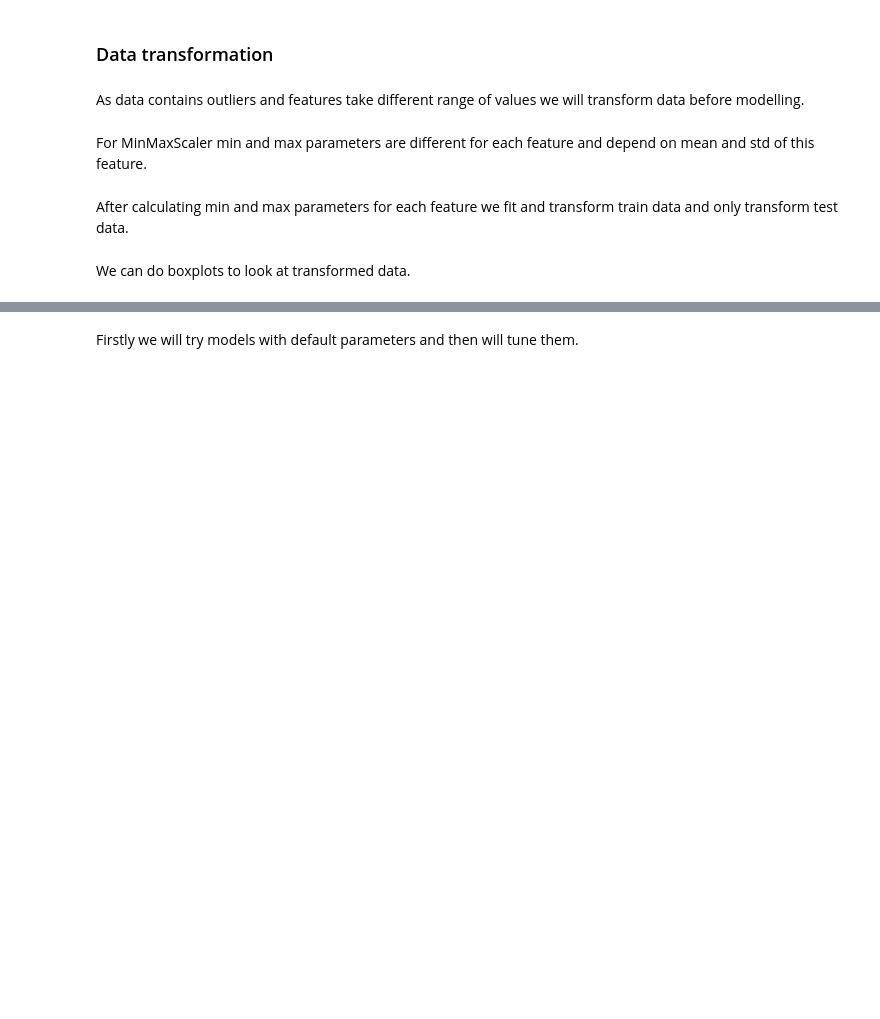
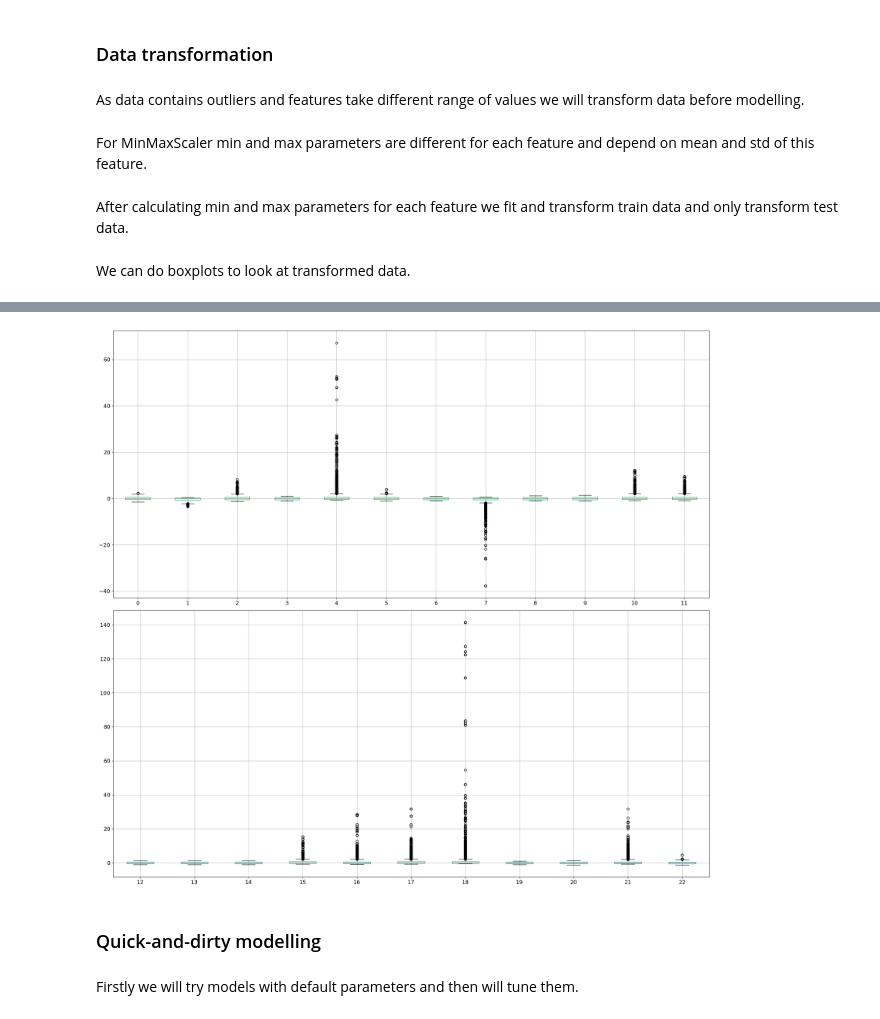
Before and after one commit to dabokva/ProjectML, a Jupyter notebook: finalDocumentation.ipynb, the cells around one changed output, grey strips where cells are left out. Drawn from its saved outputs; the diff is of its cells as text; code cells hidden in the pictures; blank space fills up the shorter version.

```diff
--- a/finalDocumentation.ipynb
+++ b/finalDocumentation.ipynb
@@ -284,2 +346,18 @@ from sklearn.preprocessing import StandardScaler
+# %%
+from sklearn.preprocessing import RobustScaler
+
+robust = RobustScaler()
+
+robust_x_train = pd.DataFrame(robust.fit_transform(x_train))
+robust_x_test = pd.DataFrame(robust.transform(x_test))
+# %%
+fig, (ax1, ax2) = plt.subplots(2, 1, figsize=(22, 20))
+robust_x_train.boxplot(ax=ax1, column=list(robust_x_train.columns)[:12], fontsize=14)
+robust_x_train.boxplot(ax=ax2, column=list(robust_x_train.columns)[12:], fontsize=14)
+plt.tight_layout()
+# %% [output]
+[figure, added]
+# %% [markdown]
+### Quick-and-dirty modelling
 # %% [markdown]
 Firstly we will try models with default parameters and then will tune them.
```
Also changed, not shown: parts of 38 cells of this notebook.
